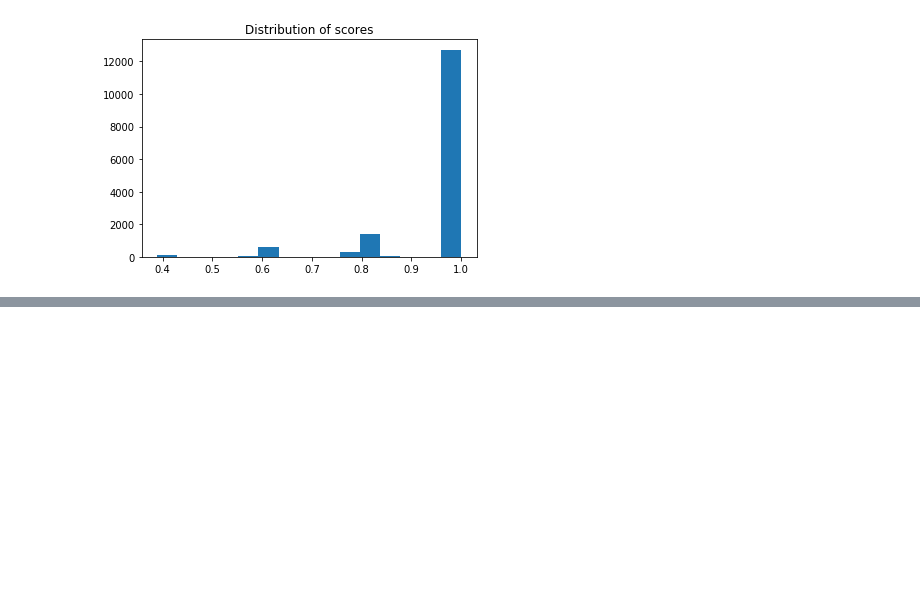
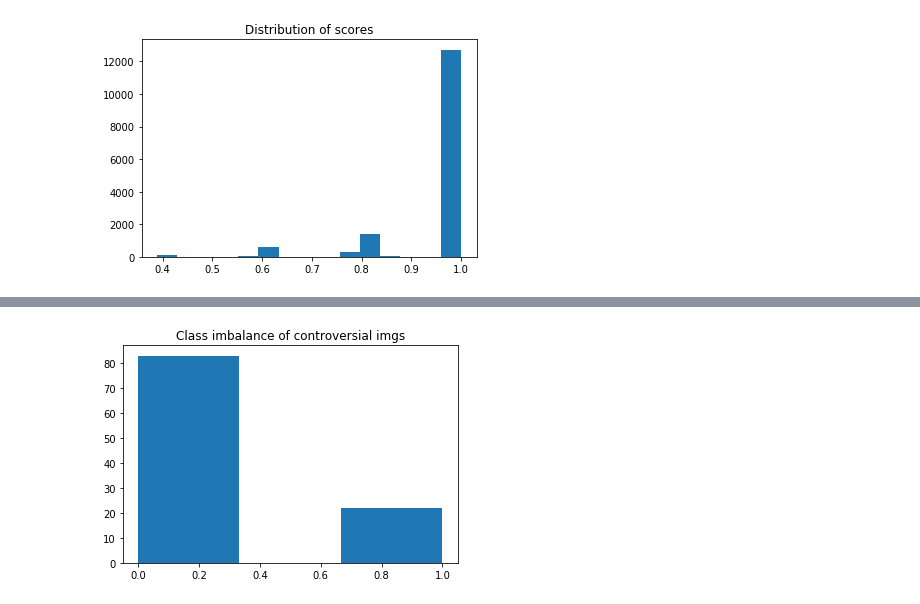
Before and after one commit to gmontamat/widsdatathon2019, a Jupyter notebook: gustavo/eda.ipynb, the cells around one changed output, grey strips where cells are left out. Cells and saved outputs as stored; diff of their text form; code cells hidden in the pictures; blank space fills up the shorter version.

```diff
--- a/gustavo/eda.ipynb
+++ b/gustavo/eda.ipynb
@@ -46,0 +79,8 @@ plt.show()
+# %%
+controversial_responses = responses[scores.squeeze() < 0.5, :]
+# %%
+plt.hist(controversial_responses, bins=3)
+plt.title("Class imbalance of controversial imgs")
+plt.show()
+# %% [output]
+[figure, added]
```
Also changed, not shown: parts of 14 cells of this notebook.
